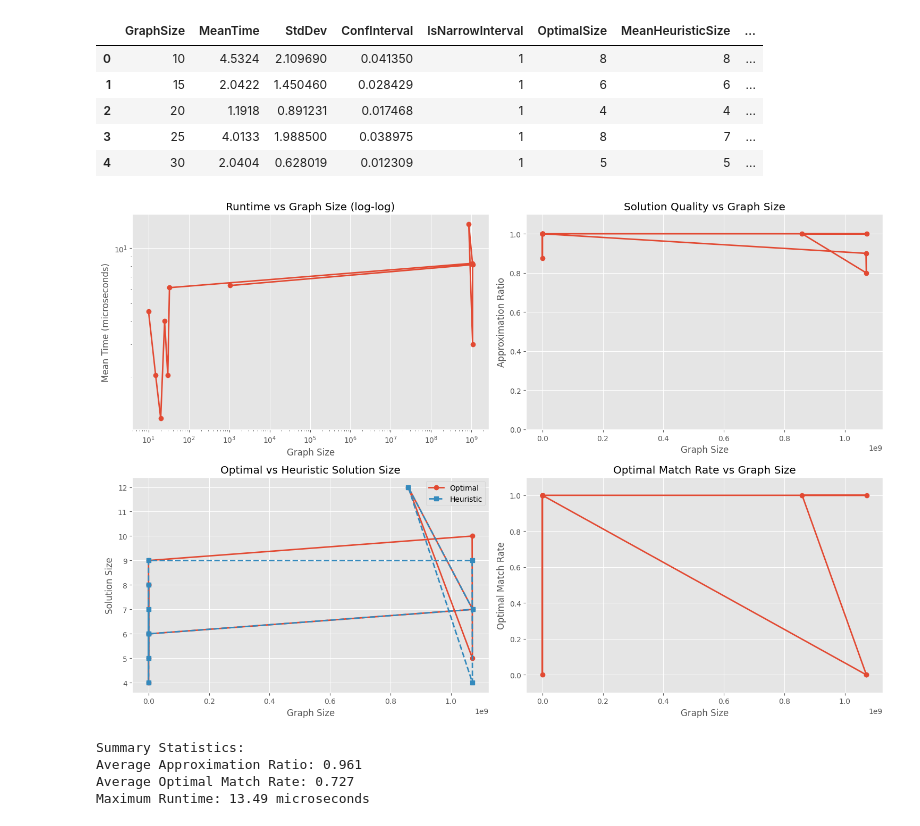
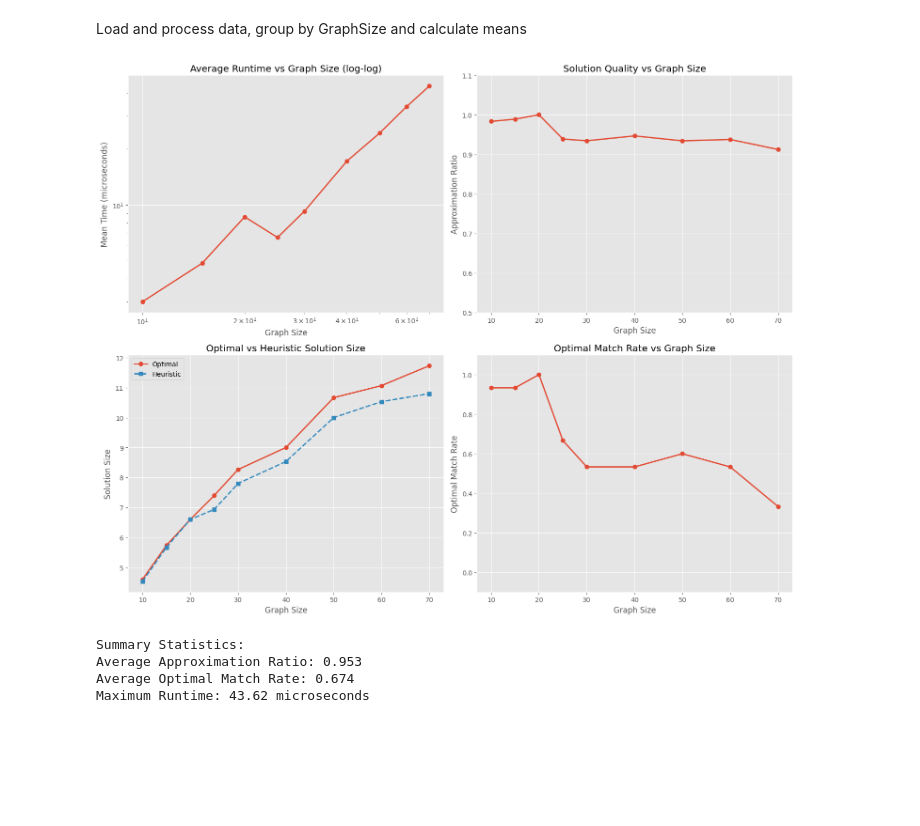
Before and after one commit to evesfect/Independent-Set-Problem, a Jupyter notebook: analysis.ipynb, the cells around one changed output. Cells and saved outputs as stored; diff of their text form; code cells hidden in the pictures; blank space fills up the shorter version.

Commit message:
graph plots made, ready for documentation

```diff
--- a/analysis.ipynb
+++ b/analysis.ipynb
@@ -8,76 +7,69 @@ import numpy as np
 plt.style.use('ggplot')
-# %%
-df = pd.read_csv('analysis_results.csv')
-
-# Filter out invalid graph sizes (0 and negative values)
-df = df[df['GraphSize'] > 0]
-
-# Display first few rows of the data
-display(df.head())
-# %% [output]
-|  | GraphSize | MeanTime | StdDev | ConfInterval | IsNarrowInterval | OptimalSize | MeanHeuristicSize | ... |
-| 0 | 10 | 4.5324 | 2.109690 | 0.041350 | 1 | 8 | 8 | ... |
-| 1 | 15 | 2.0422 | 1.450460 | 0.028429 | 1 | 6 | 6 | ... |
-| 2 | 20 | 1.1918 | 0.891231 | 0.017468 | 1 | 4 | 4 | ... |
-| 3 | 25 | 4.0133 | 1.988500 | 0.038975 | 1 | 8 | 7 | ... |
-| 4 | 30 | 2.0404 | 0.628019 | 0.012309 | 1 | 5 | 5 | ... |
+# %% [markdown]
+Load and process data, group by GraphSize and calculate means
+# %%
+df = pd.read_csv('analysis_results.csv')
+# Group by GraphSize and calculate means for the summary metrics
+df_summary = df.groupby('GraphSize').agg({
+    'MeanTime': 'mean',
+    'OptimalSize': 'mean',
+    'MeanHeuristicSize': 'mean',
+    'ApproximationRatio': 'mean',
+    'OptimalMatchRate': 'mean'
+}).reset_index()
 # %%
-# Cell 3: Create plots
 # Create a figure with multiple subplots
-fig = plt.figure(figsize=(15, 10))
+fig = plt.figure(figsize=(15, 12))
 
 # Plot 1: Runtime vs Graph Size (log-log)
 plt.subplot(2, 2, 1)
-plt.loglog(df['GraphSize'], df['MeanTime'], 'o-', linewidth=2)
-plt.fill_between(df['GraphSize'],
-                df['MeanTime'] - df['ConfInterval'],
-                df['MeanTime'] + df['ConfInterval'],
-                alpha=0.3)
+plt.loglog(df_summary['GraphSize'], df_summary['MeanTime'], 'o-', linewidth=2)
+# Remove confidence interval shading since we're using averaged data
 plt.grid(True)
 plt.xlabel('Graph Size')
 plt.ylabel('Mean Time (microseconds)')
-plt.title('Runtime vs Graph Size (log-log)')
+plt.title('Average Runtime vs Graph Size (log-log)')
 
 # Plot 2: Approximation Ratio vs Graph Size
 plt.subplot(2, 2, 2)
-plt.plot(df['GraphSize'], df['ApproximationRatio'], 'o-', linewidth=2)
+plt.plot(df_summary['GraphSize'], df_summary['ApproximationRatio'], 'o-', linewidth=2)
 plt.grid(True)
 plt.xlabel('Graph Size')
 plt.ylabel('Approximation Ratio')
 plt.title('Solution Quality vs Graph Size')
-plt.ylim(0, 1.1)  # Ratio should be between 0 and 1
+plt.ylim(0.5, 1.1)  # Ratio should be between 0 and 1
 
 # Plot 3: Optimal vs Heuristic Solution Size
 plt.subplot(2, 2, 3)
-plt.plot(df['GraphSize'], df['OptimalSize'], 'o-', label='Optimal', linewidth=2)
-plt.plot(df['GraphSize'], df['MeanHeuristicSize'], 's--', label='Heuristic', linewidth=2)
+plt.plot(df_summary['GraphSize'], df_summary['OptimalSize'], 'o-', label='Optimal', linewidth=2)
+plt.plot(df_summary['GraphSize'], df_summary['MeanHeuristicSize'], 's--', label='Heuristic', linewidth=2)
 plt.grid(True)
 plt.xlabel('Graph Size')
 plt.ylabel('Solution Size')
 plt.title('Optimal vs Heuristic Solution Size')
 plt.legend()
 
 # Plot 4: Optimal Match Rate vs Graph Size
 plt.subplot(2, 2, 4)
-plt.plot(df['GraphSize'], df['OptimalMatchRate'], 'o-', linewidth=2)
+plt.plot(df_summary['GraphSize'], df_summary['OptimalMatchRate'], 'o-', linewidth=2)
 plt.grid(True)
 plt.xlabel('Graph Size')
 plt.ylabel('Optimal Match Rate')
 plt.title('Optimal Match Rate vs Graph Size')
-plt.ylim(-0.1, 1.1)  # Rate should be between 0 and 1
+plt.ylim(-0.1, 1.1)
 
 plt.tight_layout()
 plt.show()
 # %% [output]
-[figure, old version]
+[figure, new version]
 # %%
 # Cell 4: Print summary statistics
 print("Summary Statistics:")
-print(f"Average Approximation Ratio: {df['ApproximationRatio'].mean():.3f}")
-print(f"Average Optimal Match Rate: {df['OptimalMatchRate'].mean():.3f}")
-print(f"Maximum Runtime: {df['MeanTime'].max():.2f} microseconds")
+print(f"Average Approximation Ratio: {df_summary['ApproximationRatio'].mean():.3f}")
+print(f"Average Optimal Match Rate: {df_summary['OptimalMatchRate'].mean():.3f}")
+print(f"Maximum Runtime: {df_summary['MeanTime'].max():.2f} microseconds")
 # %% [output]
 Summary Statistics:
-Average Approximation Ratio: 0.961
-Average Optimal Match Rate: 0.727
-Maximum Runtime: 13.49 microseconds
+Average Approximation Ratio: 0.953
+Average Optimal Match Rate: 0.674
+Maximum Runtime: 43.62 microseconds
```
Also changed, not shown: parts of 1 cell of this notebook, 6 other files.
